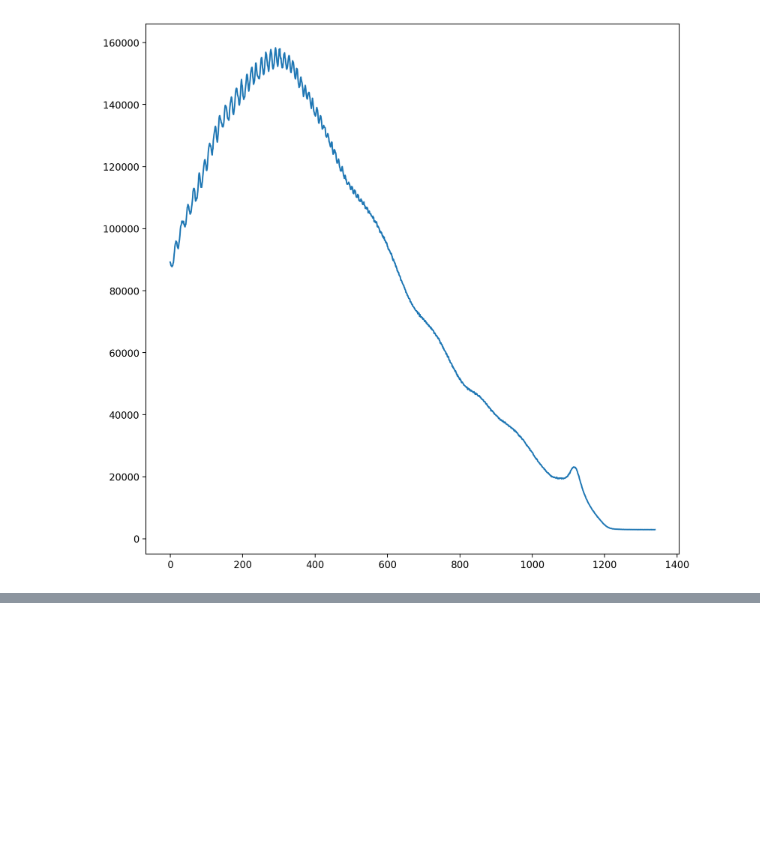
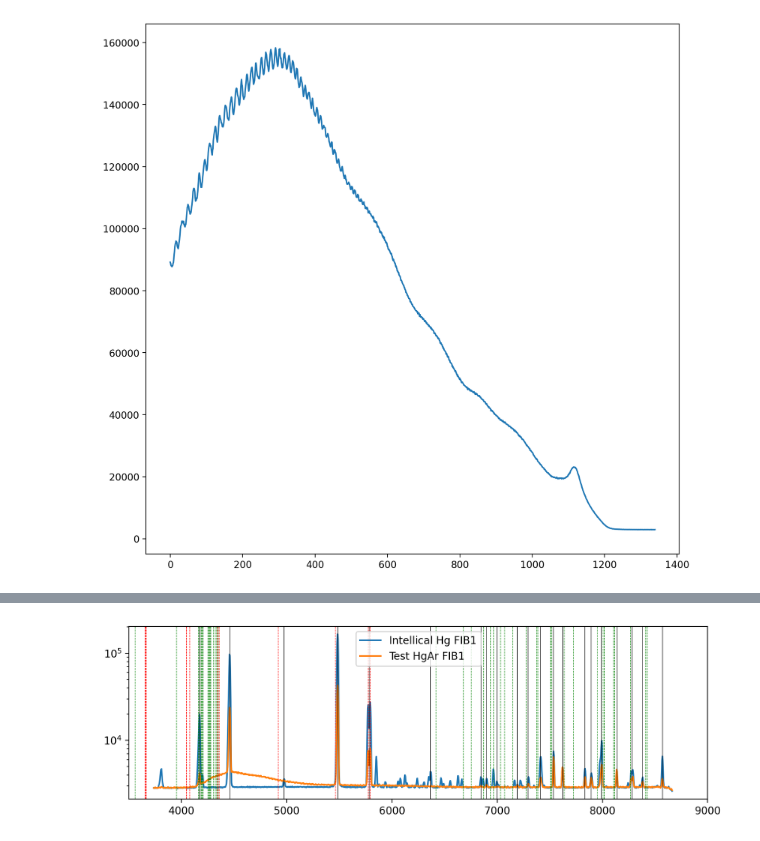
Before and after one commit to hbahk/kspecdr, a Jupyter notebook: notebooks/test_arc_20251224.ipynb, the cells around one changed output, grey strips where cells are left out. Saved outputs shown, nothing was run; the diff lists cells and outputs as text; code cells hidden in the pictures; blank space fills up the shorter version.

```diff
--- a/notebooks/test_arc_20251224.ipynb
+++ b/notebooks/test_arc_20251224.ipynb
@@ -240,0 +382,38 @@ plt.show()
+# %%
+newport_oriel = Table.read(RESOURCES / "spectral_atlas" / "newport-oriel.csv")
+newport_hgar = newport_oriel[newport_oriel["Model No."] == 6035]
+newport_ar = newport_oriel[newport_oriel["Model No."] == 6030]
+# %%
+from scipy.signal import find_peaks_cwt, find_peaks
+from rascal.util import refine_peaks
+
+intellical_hg_f1 = hdul[0].data[0][::-1]
+
+pixel = np.arange(len(intellical_hg_f1))
+pix2lam = (pixel - len(pixel)/2)*3.68 + 6200
+
+peaks = find_peaks_cwt(hg_f1, widths=5, min_snr=1)
+# peaks, _ = find_peaks(intellical_hg_f1, height=3000, width=(0, 15), prominence=500)
+
+peaks = refine_peaks(intellical_hg_f1, peaks, window_width=5)
+
+fig = plt.figure(figsize=(10, 3))
+ax = fig.add_subplot(111)
+# ax.imshow(hdul[0].data, cmap='gray', origin='lower')
+# ax.set_xlim(800, 900)
+ax.plot(pix2lam, intellical_hg_f1, label="Intellical Hg FIB1")
+ax.plot(pix2lam, hg_f1, label="Test HgAr FIB1")
+for p in peaks:
+    ax.axvline(pix2lam[int(p)], color="k", lw=0.5)
+
+for line in newport_hgar["Wavelength (nm)"]:
+    ax.axvline(line*10, color="r", lw=0.5, ls="--")
+
+for line in newport_ar["Wavelength (nm)"]:
+    ax.axvline(line*10, color="g", lw=0.5, ls="--")
+ax.set_yscale("log")
+ax.set_xlim(3500, 9000)
+ax.legend()
+plt.show()
+# %% [output]
+[figure, added]
```
Also changed, not shown: parts of 19 cells of this notebook.
